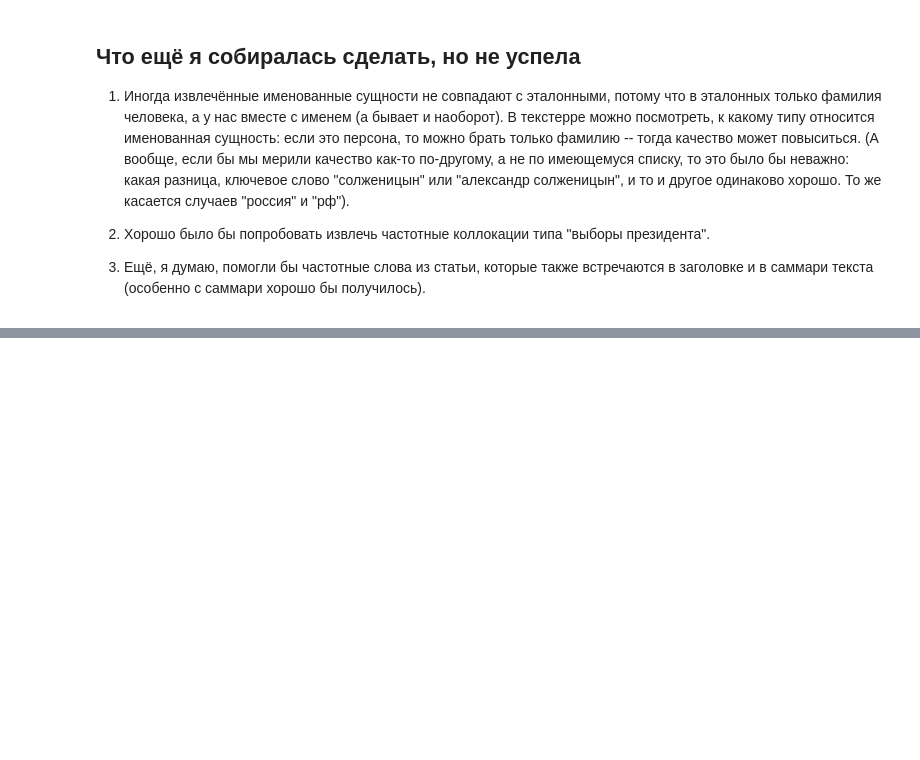
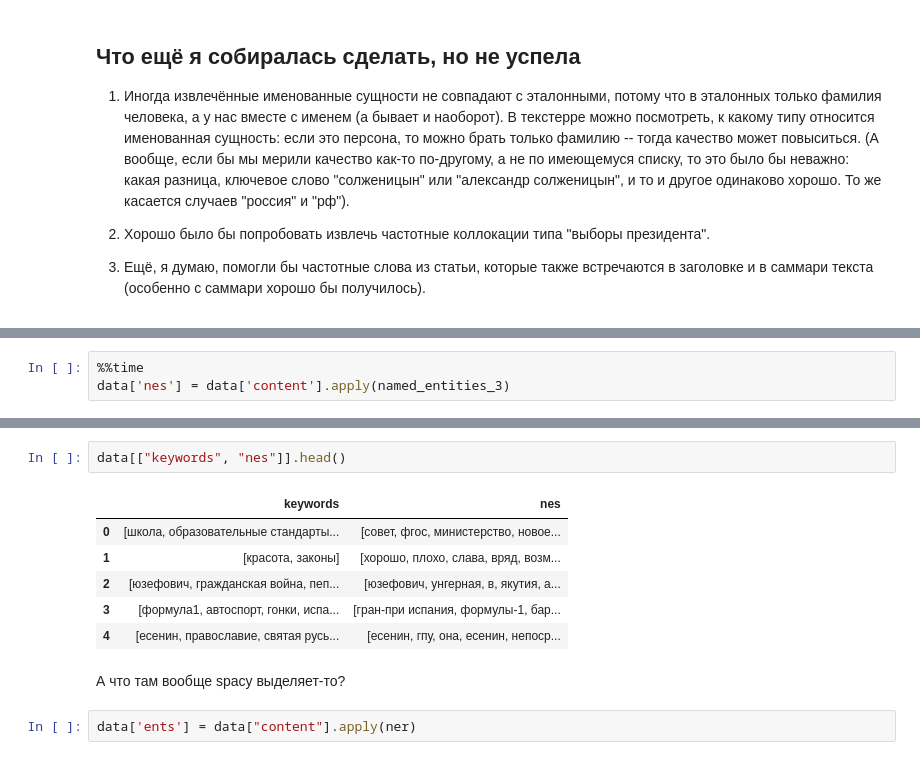
Before and after one commit to ikarabl/CompLingHW, a Jupyter notebook: CompLingHW3.ipynb, the cells around one changed output, grey strips where cells are left out. Drawn from its saved outputs; the diff is of its cells as text; blank space fills up the shorter version.

```diff
--- a/CompLingHW3.ipynb
+++ b/CompLingHW3.ipynb
@@ -512,0 +597,3 @@ evaluate(bigger_df["keywords"], bigger_df["nes_and_abbrs"])
+# %%
+%%time
+data['nes'] = data['content'].apply(named_entities_3)
@@ -512,0 +603,13 @@ evaluate(bigger_df["keywords"], bigger_df["nes_and_abbrs"])
+# %%
+data[["keywords", "nes"]].head()
+# %% [output]
+|  | keywords | nes |
+| 0 | [школа, образовательные стандарты... | [совет, фгос, министерство, новое... |
+| 1 | [красота, законы] | [хорошо, плохо, слава, вряд, возм... |
+| 2 | [юзефович, гражданская война, пеп... | [юзефович, унгерная, в, якутия, а... |
+| 3 | [формула1, автоспорт, гонки, испа... | [гран-при испания, формулы-1, бар... |
+| 4 | [есенин, православие, святая русь... | [есенин, гпу, она, есенин, непоср... |
+# %% [markdown]
+А что там вообще spacy выделяет-то?
+# %%
+data['ents'] = data["content"].apply(ner)
```
Also changed, not shown: parts of 19 cells of this notebook.
